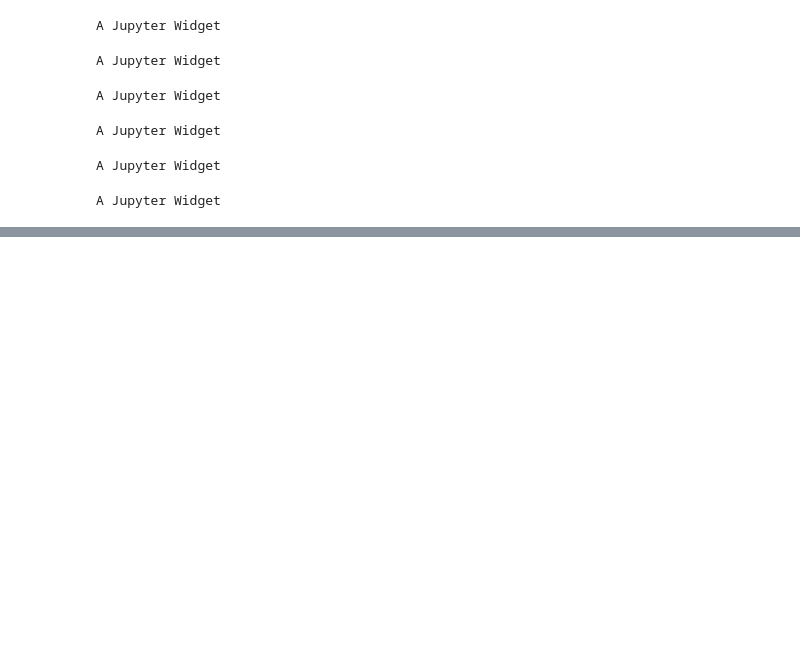
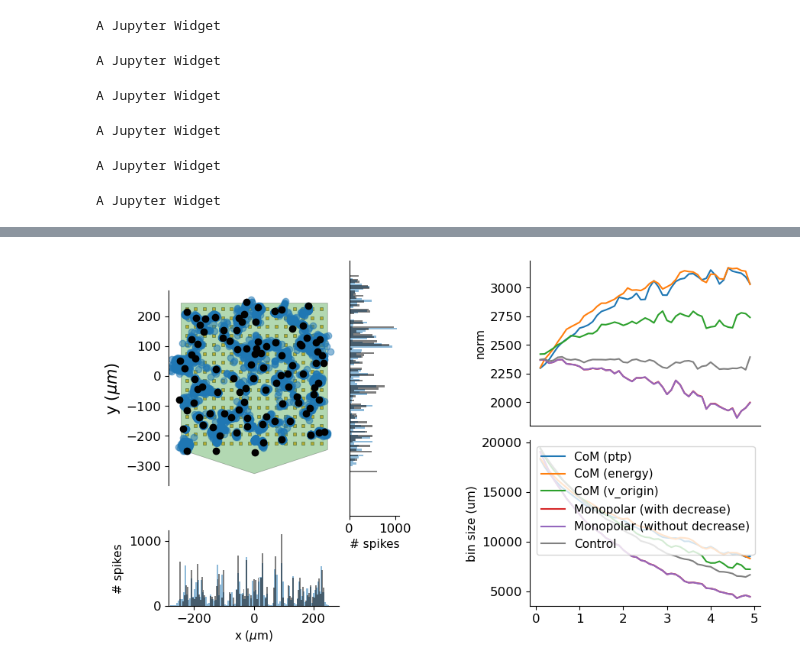
Before and after one commit to melinatonine/ProjetCNN, a Jupyter notebook: benchmark_localization.ipynb, the cells around one changed output, grey strips where cells are left out. Cells and saved outputs as stored; diff of their text form; code cells hidden in the pictures; blank space fills up the shorter version.

```diff
--- a/benchmark_localization.ipynb
+++ b/benchmark_localization.ipynb
@@ -73,0 +76,6 @@ A Jupyter Widget
+# %%
+plot_comparison_inferences(benchmarks)
+plt.tight_layout()
+plt.savefig('impact.pdf')
+# %% [output]
+[figure, added]
```
Also changed, not shown: parts of 4 cells of this notebook, 2 other files.
